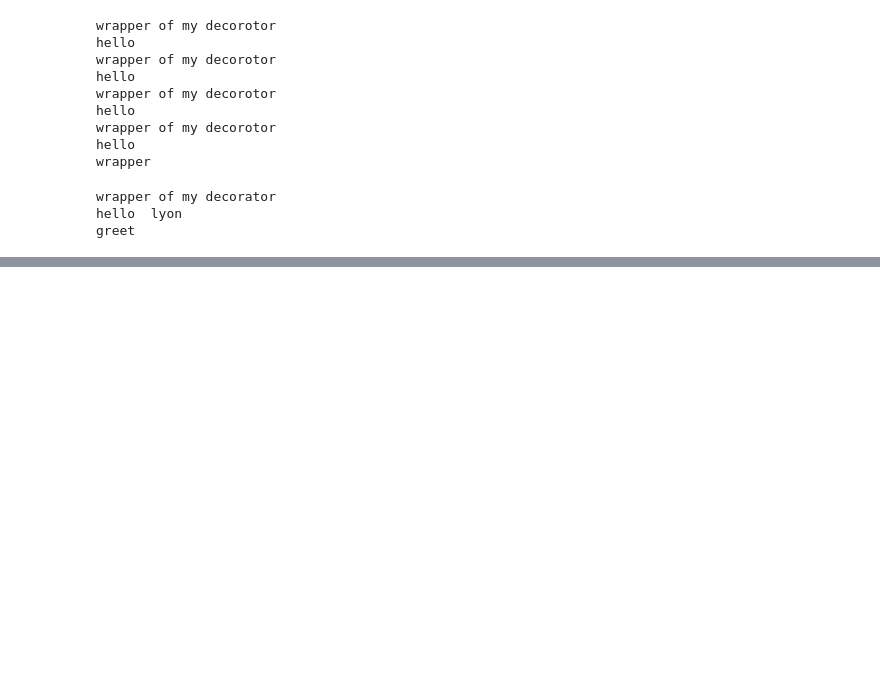
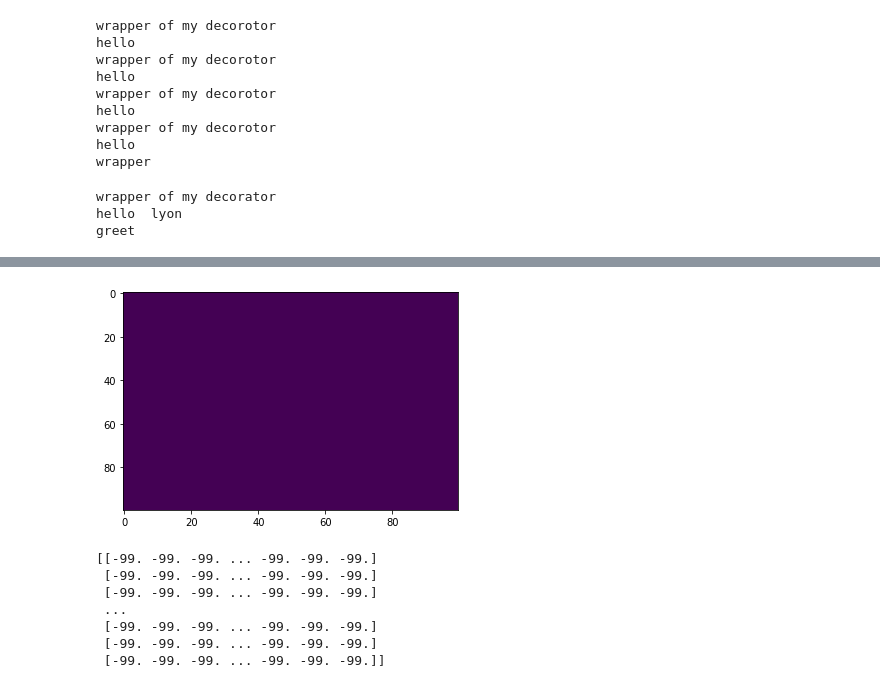
Before and after one commit to gjingbaby/myCode, a Jupyter notebook: jupyter_space.ipynb, the cells around one changed output, grey strips where cells are left out. Saved outputs shown, nothing was run; the diff lists cells and outputs as text; code cells hidden in the pictures; blank space fills up the shorter version.

```diff
--- a/jupyter_space.ipynb
+++ b/jupyter_space.ipynb
@@ -642,0 +953,34 @@ greet
+# %%
+from osgeo import gdal,ogr
+import numpy as np
+import matplotlib.pyplot as plt
+
+dataset = gdal.Open(r'C:\Users\18292\Desktop\新建文件夹\five43.tif')
+
+band2 = dataset.GetRasterBand(2)
+band3 = dataset.GetRasterBand(3)
+cols = 100
+rows = 100
+
+# band3_array = band3.ReadAsArray(5000,5000,3000,3000)
+# band2_array = band2.ReadAsArray(5000,5000,3000,3000)
+# plt.imshow(band2_array)
+# plt.show()
+# plt.imshow(band3_array)
+# plt.show()
+data2 = band2.ReadAsArray(0, 0, cols,rows).astype(np.float16)
+data3 = band3.ReadAsArray(0, 0, cols,rows).astype(np.float16)
+mask = np.greater(data3+data2,0)
+ndvi = np.choose(mask, (-99, (data3 - data2) / (data3 + data2)))
+plt.imshow(ndvi,aspect='auto')
+plt.show()
+print(ndvi)
+# %% [output]
+[figure, added]
+[[-99. -99. -99. ... -99. -99. -99.]
+ [-99. -99. -99. ... -99. -99. -99.]
+ [-99. -99. -99. ... -99. -99. -99.]
+ ...
+ [-99. -99. -99. ... -99. -99. -99.]
+ [-99. -99. -99. ... -99. -99. -99.]
+ [-99. -99. -99. ... -99. -99. -99.]]
```
Also changed, not shown: parts of 21 cells of this notebook.
